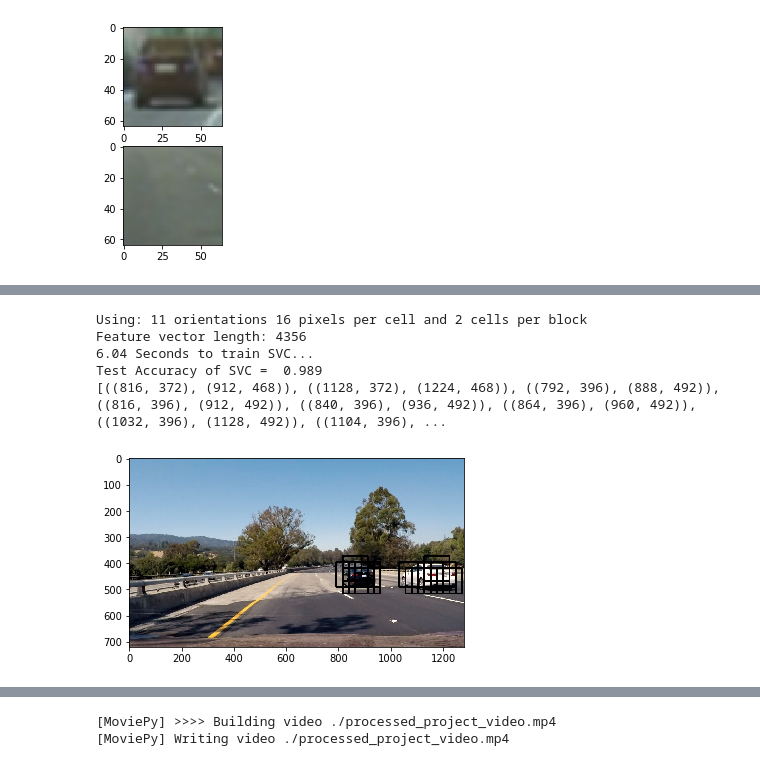
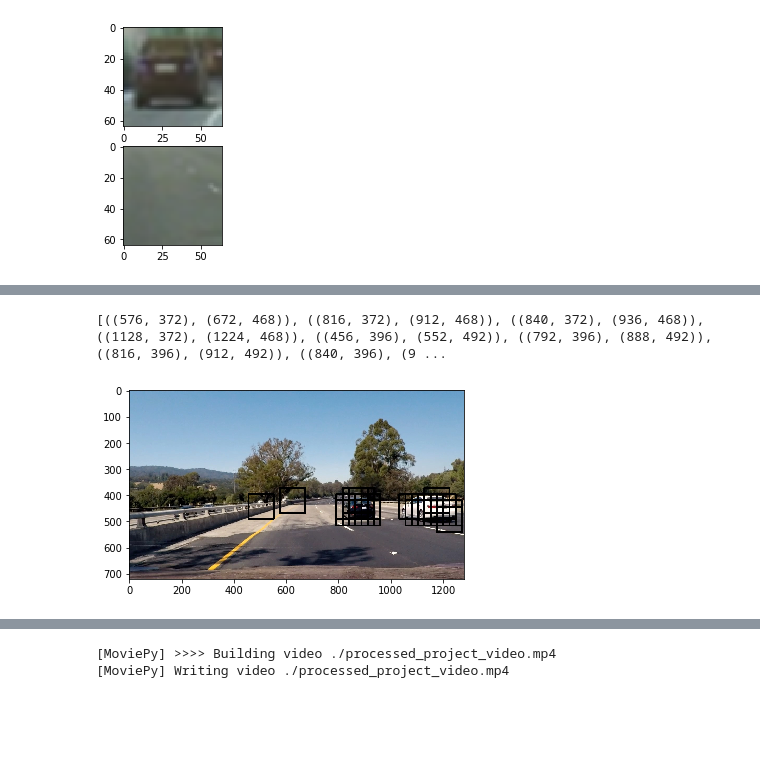
Before and after one commit to jmccormack200/CarND-Vehicle-Detection, a Jupyter notebook: Project 5.ipynb, the cells around one changed output, grey strips where cells are left out. Drawn from its saved outputs; the diff is of its cells as text; code cells hidden in the pictures; blank space fills up the shorter version.

```diff
--- a/Project 5.ipynb
+++ b/Project 5.ipynb
@@ -273,71 +309,32 @@ This stage complete
 # %%
-%autoreload 2
-
-X = np.vstack((car_features, notcar_features)).astype(np.float64)
-# Fit a per-column scaler
-X_scaler = StandardScaler().fit(X)
-# Apply the scaler to X
-scaled_X = X_scaler.transform(X)
-
-# Define the labels vector
-y = np.hstack((np.ones(len(car_features)), np.zeros(len(notcar_features))))
-
-
-# Split up data into randomized training and test sets
-rand_state = np.random.randint(0, 100)
-X_train, X_test, y_train, y_test = train_test_split(
-    scaled_X, y, test_size=0.2, random_state=rand_state)
-
-print('Using:',orient,'orientations',pix_per_cell,
-    'pixels per cell and', cell_per_block,'cells per block')
-print('Feature vector length:', len(X_train[0]))
-# Use a linear SVC
-svc = LinearSVC(C=0.08, penalty='l2', loss='hinge')
-
-# Check the training time for the SVC
-t=time.time()
-
-svc.fit(X_train, y_train)
-
-t2 = time.time()
-print(round(t2-t, 2), 'Seconds to train SVC...')
-# Check the score of the SVC
-print('Test Accuracy of SVC = ', round(svc.score(X_test, y_test), 4))
-# Check the prediction time for a single sample
-t=time.time()
-
 image = mpimg.imread('test_images/test4.jpg')
 draw_image = np.copy(image)
 
 # Uncomment the following line if you extracted training
 # data from .png images (scaled 0 to 1 by mpimg) and the
 # image you are searching is a .jpg (scaled 0 to 255)
 image = image.astype(np.float32)/255
 
 windows = slide_window(image, x_start_stop=[None, None], y_start_stop=y_start_stop,
                     xy_window=(96, 96), xy_overlap=(0.75, 0.75))
 
 hot_windows = search_windows(image, windows, svc, X_scaler, color_space=color_space,
                         spatial_size=spatial_size, hist_bins=hist_bins,
                         orient=orient, pix_per_cell=pix_per_cell,
                         cell_per_block=cell_per_block,
                         hog_channel=hog_channel, spatial_feat=spatial_feat,
                         hist_feat=hist_feat, hog_feat=hog_feat)
 
 print(hot_windows)
 
 window_img = draw_boxes(draw_image, hot_windows, color=(0, 0, 0), thick=6)
 
 plt.imshow(window_img)
 %autoreload 2
 plt.show()
 # %% [output]
-Using: 11 orientations 16 pixels per cell and 2 cells per block
-Feature vector length: 4356
-6.04 Seconds to train SVC...
-Test Accuracy of SVC =  0.989
-[((816, 372), (912, 468)), ((1128, 372), (1224, 468)), ((792, 396), (888, 492)), ((816, 396), (912, 492)), ((840, 396), (936, 492)), ((864, 396), (960, 492)), ((1032, 396), (1128, 492)), ((1104, 396), ...
+[((576, 372), (672, 468)), ((816, 372), (912, 468)), ((840, 372), (936, 468)), ((1128, 372), (1224, 468)), ((456, 396), (552, 492)), ((792, 396), (888, 492)), ((816, 396), (912, 492)), ((840, 396), (9 ...
-[figure, old version]
+[figure, new version]
 # %%
 %autoreload 2
 from project_5 import *
```
Also changed, not shown: parts of 23 cells of this notebook, 2 other files.
